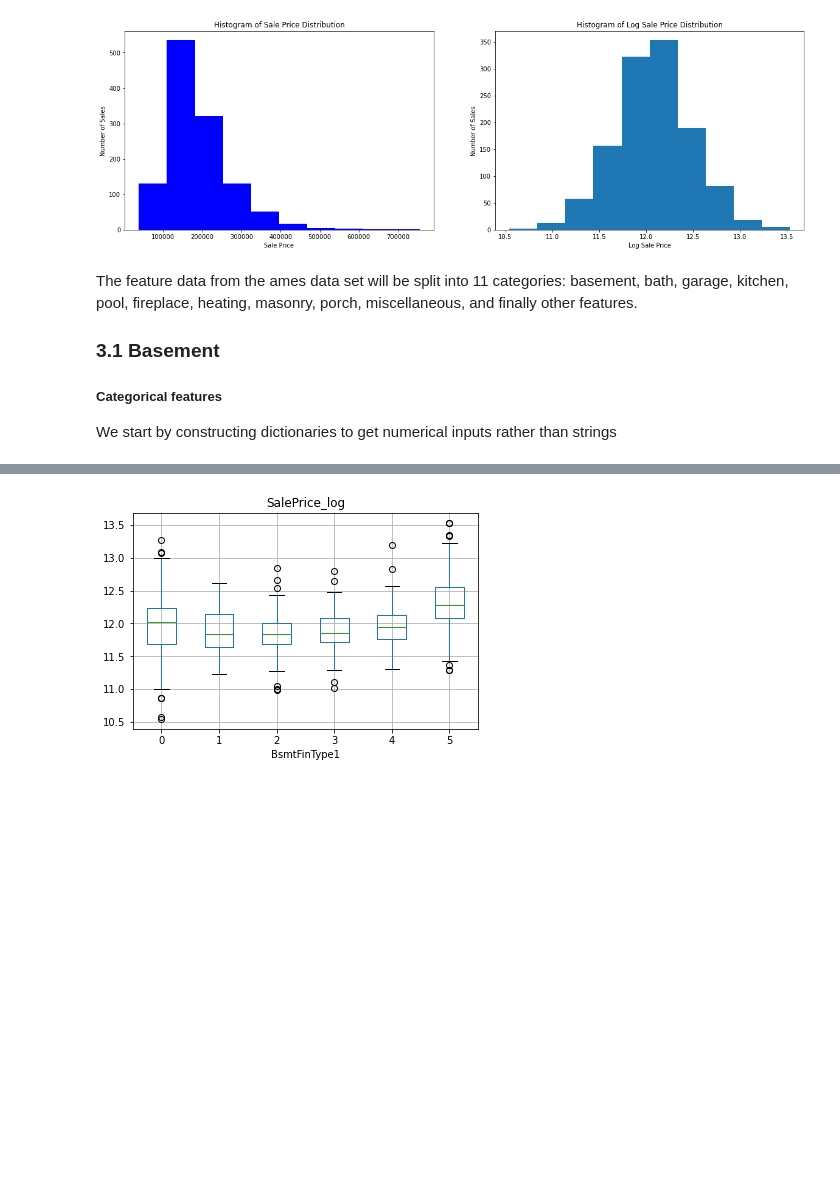
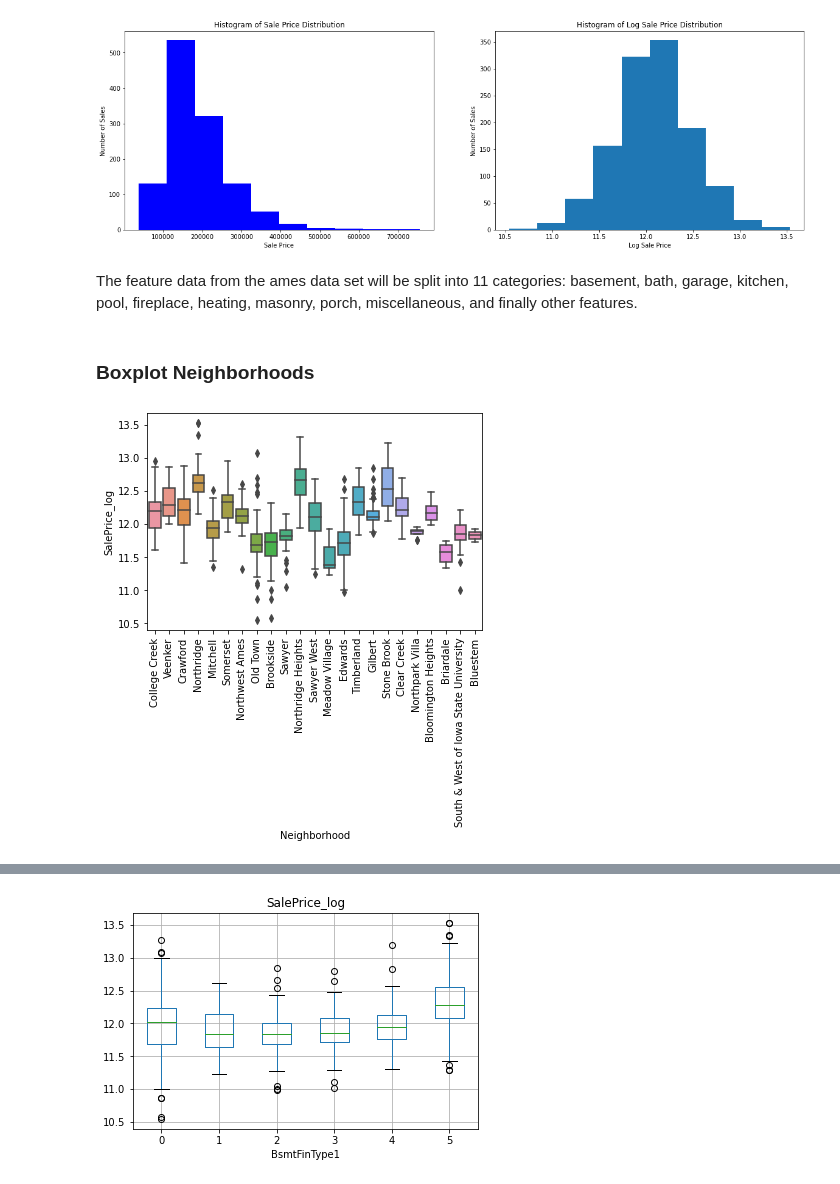
Before and after one commit to sfjep/IBM_Course_CapstonProject, a Jupyter notebook: CapstoneProject - Feature selection and EDA.ipynb, the cells around one changed output, grey strips where cells are left out. Drawn from its saved outputs; the diff is of its cells as text; code cells hidden in the pictures; blank space fills up the shorter version.

```diff
--- a/CapstoneProject - Feature selection and EDA.ipynb
+++ b/CapstoneProject - Feature selection and EDA.ipynb
@@ -81,9 +65,10 @@ plt.show()
 [figure]
 # %% [markdown]
 The feature data from the ames data set will be split into 11 categories: basement, bath, garage, kitchen, pool, fireplace, heating, masonry, porch, miscellaneous, and finally other features.
-
-### 3.1 Basement
-
-##### Categorical features
-
-We start by constructing dictionaries to get numerical inputs rather than strings
+# %% [markdown]
+### Boxplot Neighborhoods
+# %%
+sns.boxplot(x=df['Neighborhood'], y=df['SalePrice_log'])
+x=plt.xticks(rotation=90)
+# %% [output]
+[figure, added]
```
Also changed, not shown: parts of 15 cells of this notebook, 6 other files.
